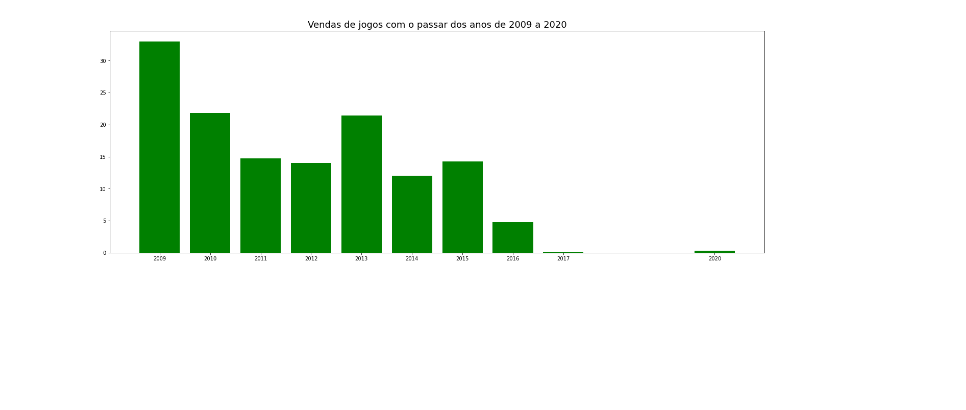
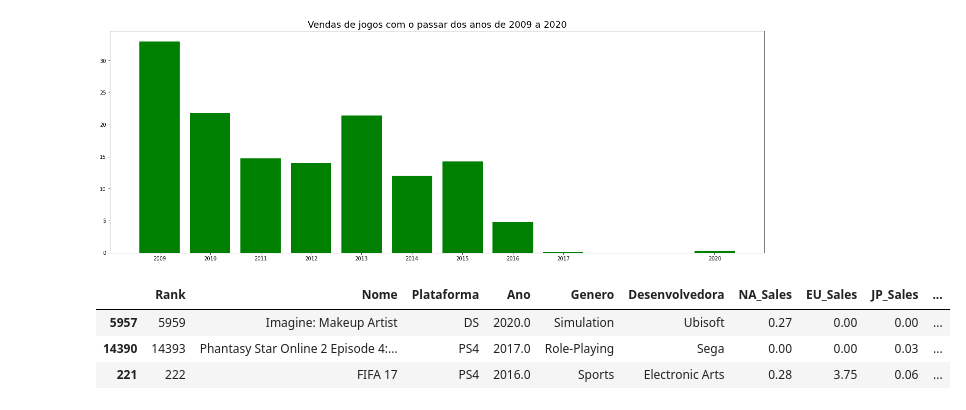
Before and after one commit to Vvitoor21/Python, a Jupyter notebook: 02_Resultados_De_Jogos.ipynb, the cells around one changed output. Cells and saved outputs as stored; diff of their text form; code cells hidden in the pictures; blank space fills up the shorter version.

```diff
--- a/02_Resultados_De_Jogos.ipynb
+++ b/02_Resultados_De_Jogos.ipynb
@@ -132,3 +132,13 @@ plt.title('Vendas de jogos com o passar dos anos de 2009 a 2020', fontsize = 18)
 plt.show()
 # %% [output]
 [figure]
+# %%
+idx = dados.groupby(['Ano'])['Total'].transform(max) == dados['Total']
+idx = dados[idx].sort_values(by ='Ano', ascending = False)
+idx.head(3)
+# func = transform//self-produced dataframe with transformed values after applying the function specified in its parameter
+# %% [output]
+|  | Rank | Nome | Plataforma | Ano | Genero | Desenvolvedora | NA_Sales | EU_Sales | JP_Sales | ... |
+| 5957 | 5959 | Imagine: Makeup Artist | DS | 2020.0 | Simulation | Ubisoft | 0.27 | 0.00 | 0.00 | ... |
+| 14390 | 14393 | Phantasy Star Online 2 Episode 4:... | PS4 | 2017.0 | Role-Playing | Sega | 0.00 | 0.00 | 0.03 | ... |
+| 221 | 222 | FIFA 17 | PS4 | 2016.0 | Sports | Electronic Arts | 0.28 | 3.75 | 0.06 | ... |
```
